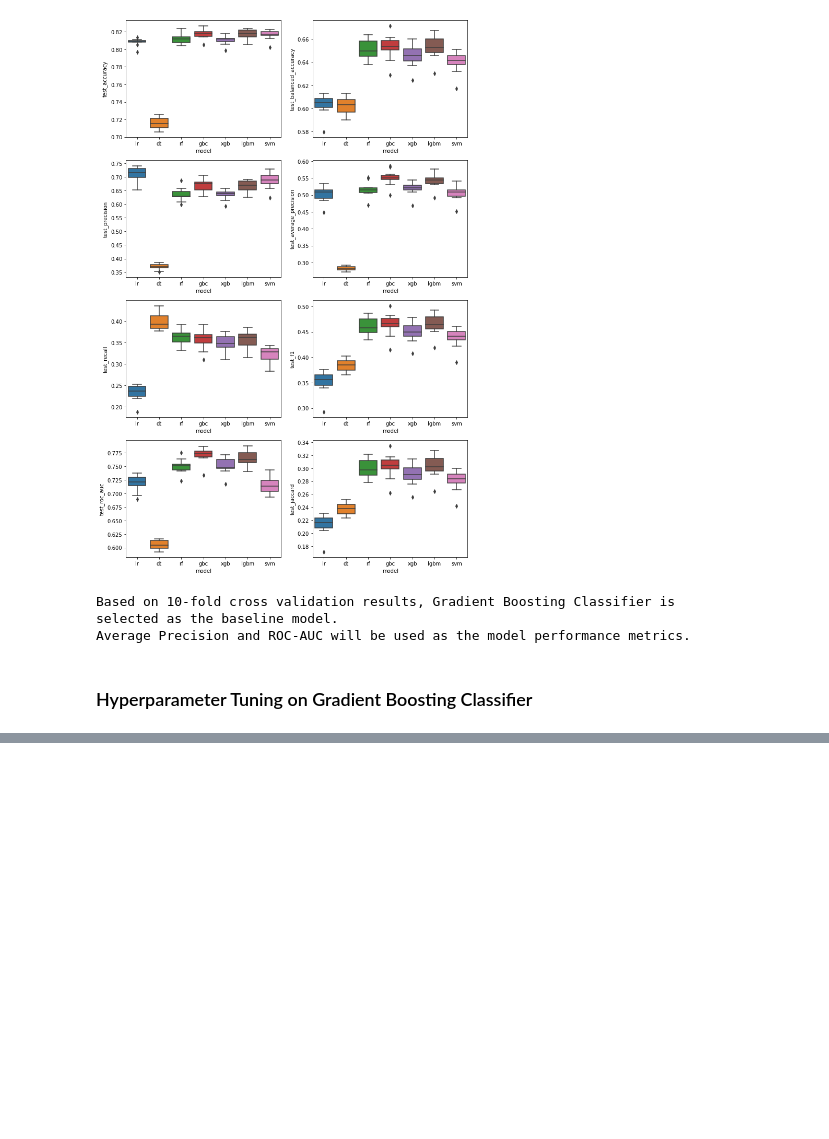
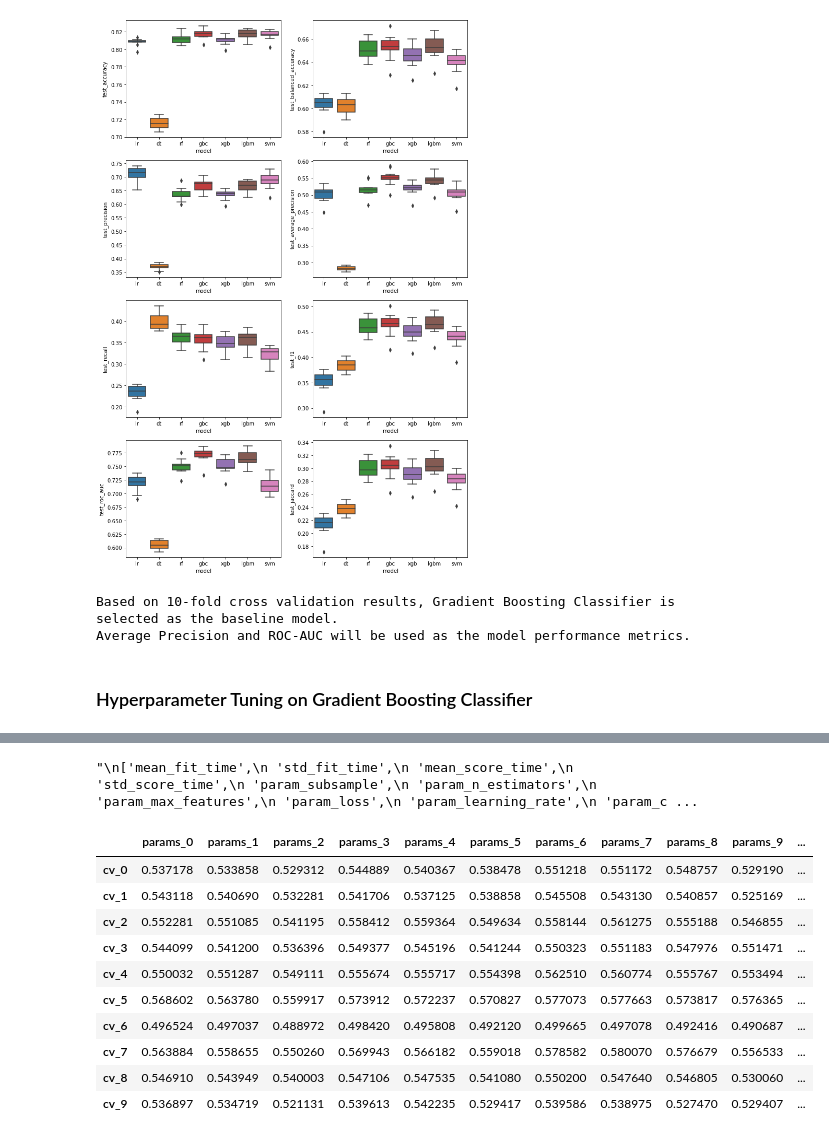
Before and after one commit to ryq99/Use_Case_Backlogs, a Jupyter notebook: credit-card-default-classification.ipynb, the cells around one changed output, grey strips where cells are left out. Drawn from its saved outputs; the diff is of its cells as text; code cells hidden in the pictures; blank space fills up the shorter version.

```diff
--- a/credit-card-default-classification.ipynb
+++ b/credit-card-default-classification.ipynb
@@ -491,3 +493,26 @@ Based on 10-fold cross validation results, Gradient Boosting Classifier is selec
 Average Precision and ROC-AUC will be used as the model performance metrics.
 # %% [markdown]
 ### Hyperparameter Tuning on Gradient Boosting Classifier
+# %%
+params = {'loss': ['deviance', 'exponential'],
+          'learning_rate': [0.01, 0.1, 1],
+          'n_estimators': [100, 200, 500],
+          'subsample': [0.5, 0.8, 1],
+          'max_features': ['auto', 'sqrt', 'log2'],
+          'criterion':['friedman_mse', 'mse'],
+          }
+cv = 10
+n_iter = 1000
+# %%
+tuner = RandomizedSearchCV(estimator=gbc,
+                           param_distributions=params,
+                           n_iter=n_iter,
+                           scoring=['average_precision', 'roc_auc'],
+                           cv=cv,
+                           verbose=1,
+                           refit=False,
+                           error_score=-1,
+                           return_train_score=False,
+                           n_jobs=-1)
+
+tuner.fit(x_train, y_train)
@@ -493,0 +533,47 @@ Average Precision and ROC-AUC will be used as the model performance metrics.
+# %%
+"""
+['mean_fit_time',
+ 'std_fit_time',
+ 'mean_score_time',
+ 'std_score_time',
+ 'param_subsample',
+ 'param_n_estimators',
+ 'param_max_features',
+ 'param_loss',
+ 'param_learning_rate',
+ 'param_criterion',
+ 'params',
+ 'split0_test_average_precision',
+ 'split1_test_average_precision',
+ 'split2_test_average_precision',
+ 'split3_test_average_precision',
+ 'mean_test_average_precision',
+ 'std_test_average_precision',
+ 'rank_test_average_precision',
+ 'split0_test_roc_auc',
+ 'split1_test_roc_auc',
+ 'split2_test_roc_auc',
+ 'split3_test_roc_auc',
+ 'mean_test_roc_auc',
+ 'std_test_roc_auc',
+ 'rank_test_roc_auc']
+"""
+# %% [output]
+"\n['mean_fit_time',\n 'std_fit_time',\n 'mean_score_time',\n 'std_score_time',\n 'param_subsample',\n 'param_n_estimators',\n 'param_max_features',\n 'param_loss',\n 'param_learning_rate',\n 'param_c ...
+# %%
+average_precision_results = pd.DataFrame(np.array([tuner.cv_results_['split' + str(i) + '_test_average_precision'] for i in range(cv)]),
+                                         index=['cv_'+ str(i) for i in range(cv)],
+                                         columns=['params_' + str(i) for i in range(min(n_iter, len(tuner.cv_results_['params'])))])
+average_precision_results
+# %% [output]
+|  | params_0 | params_1 | params_2 | params_3 | params_4 | params_5 | params_6 | params_7 | params_8 | params_9 | ... |
+| cv_0 | 0.537178 | 0.533858 | 0.529312 | 0.544889 | 0.540367 | 0.538478 | 0.551218 | 0.551172 | 0.548757 | 0.529190 | ... |
+| cv_1 | 0.543118 | 0.540690 | 0.532281 | 0.541706 | 0.537125 | 0.538858 | 0.545508 | 0.543130 | 0.540857 | 0.525169 | ... |
+| cv_2 | 0.552281 | 0.551085 | 0.541195 | 0.558412 | 0.559364 | 0.549634 | 0.558144 | 0.561275 | 0.555188 | 0.546855 | ... |
+| cv_3 | 0.544099 | 0.541200 | 0.536396 | 0.549377 | 0.545196 | 0.541244 | 0.550323 | 0.551183 | 0.547976 | 0.551471 | ... |
+| cv_4 | 0.550032 | 0.551287 | 0.549111 | 0.555674 | 0.555717 | 0.554398 | 0.562510 | 0.560774 | 0.555767 | 0.553494 | ... |
+| cv_5 | 0.568602 | 0.563780 | 0.559917 | 0.573912 | 0.572237 | 0.570827 | 0.577073 | 0.577663 | 0.573817 | 0.576365 | ... |
+| cv_6 | 0.496524 | 0.497037 | 0.488972 | 0.498420 | 0.495808 | 0.492120 | 0.499665 | 0.497078 | 0.492416 | 0.490687 | ... |
+| cv_7 | 0.563884 | 0.558655 | 0.550260 | 0.569943 | 0.566182 | 0.559018 | 0.578582 | 0.580070 | 0.576679 | 0.556533 | ... |
+| cv_8 | 0.546910 | 0.543949 | 0.540003 | 0.547106 | 0.547535 | 0.541080 | 0.550200 | 0.547640 | 0.546805 | 0.530060 | ... |
+| cv_9 | 0.536897 | 0.534719 | 0.521131 | 0.539613 | 0.542235 | 0.529417 | 0.539586 | 0.538975 | 0.527470 | 0.529407 | ... |
```
Also changed, not shown: parts of 14 cells of this notebook.
